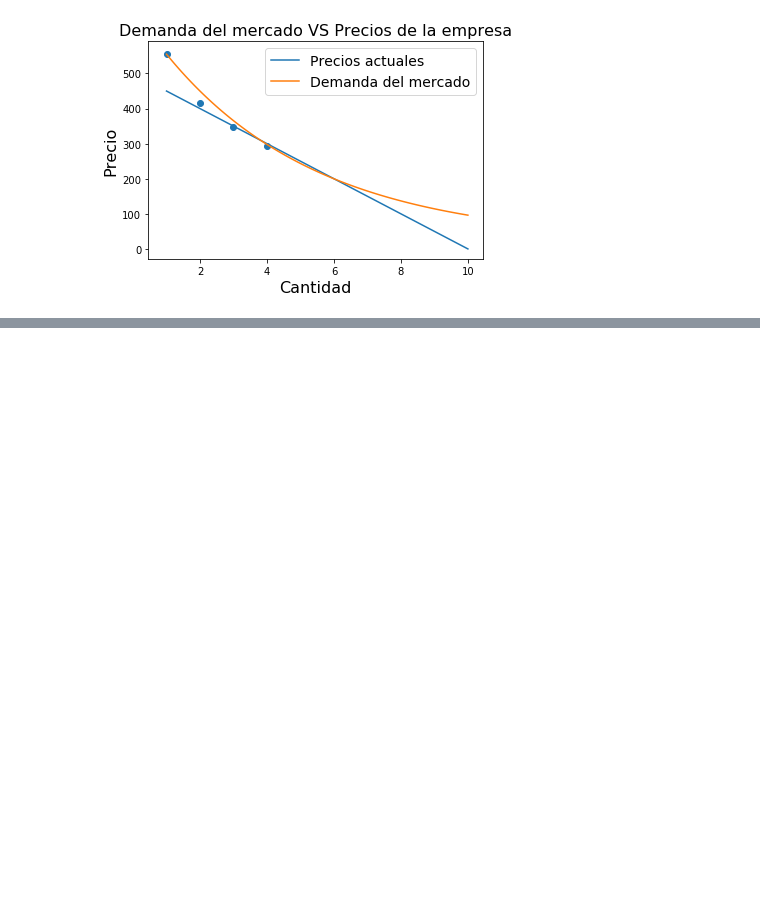
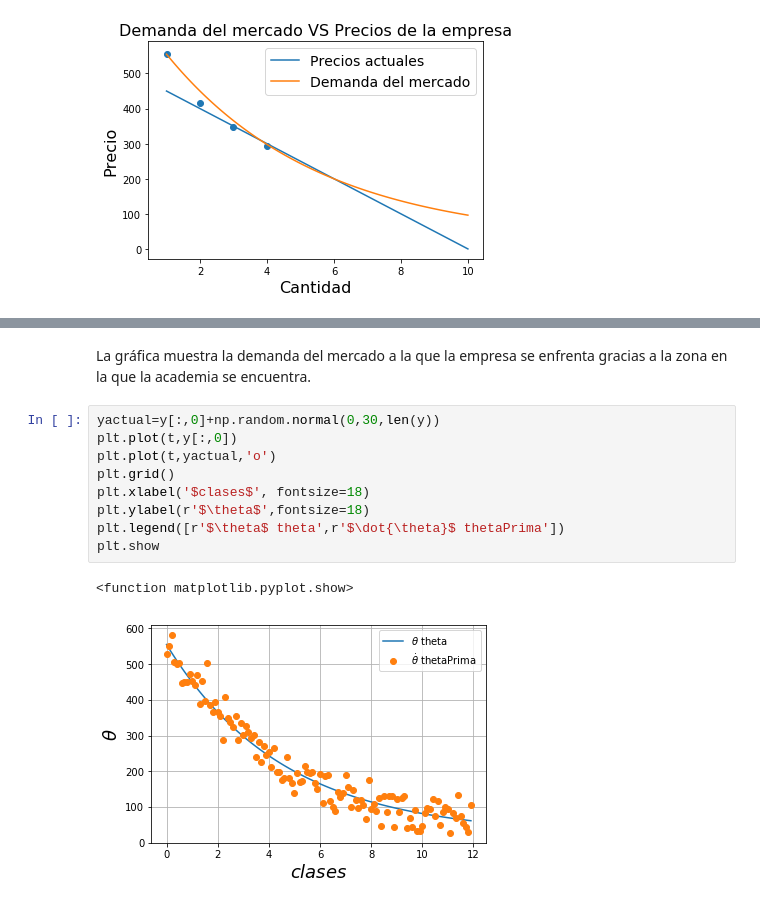
Before and after one commit to ramirezdiana/SimulacionMatematica2017, a Jupyter notebook: proyecto.ipynb, the cells around one changed output, grey strips where cells are left out. Saved outputs shown, nothing was run; the diff lists cells and outputs as text; blank space fills up the shorter version.

```diff
--- a/proyecto.ipynb
+++ b/proyecto.ipynb
@@ -75,0 +95,14 @@ plt.show()
+# %% [markdown]
+La gráfica muestra la demanda del mercado a la que la empresa se enfrenta gracias a la zona en la que la academia se encuentra.
+# %%
+yactual=y[:,0]+np.random.normal(0,30,len(y))
+plt.plot(t,y[:,0])
+plt.plot(t,yactual,'o')
+plt.grid()
+plt.xlabel('$clases$', fontsize=18)
+plt.ylabel(r'$\theta$',fontsize=18)
+plt.legend([r'$\theta$ theta',r'$\dot{\theta}$ thetaPrima'])
+plt.show
+# %% [output]
+<function matplotlib.pyplot.show>
+[figure, added]
```
Also changed, not shown: parts of 5 cells of this notebook.
